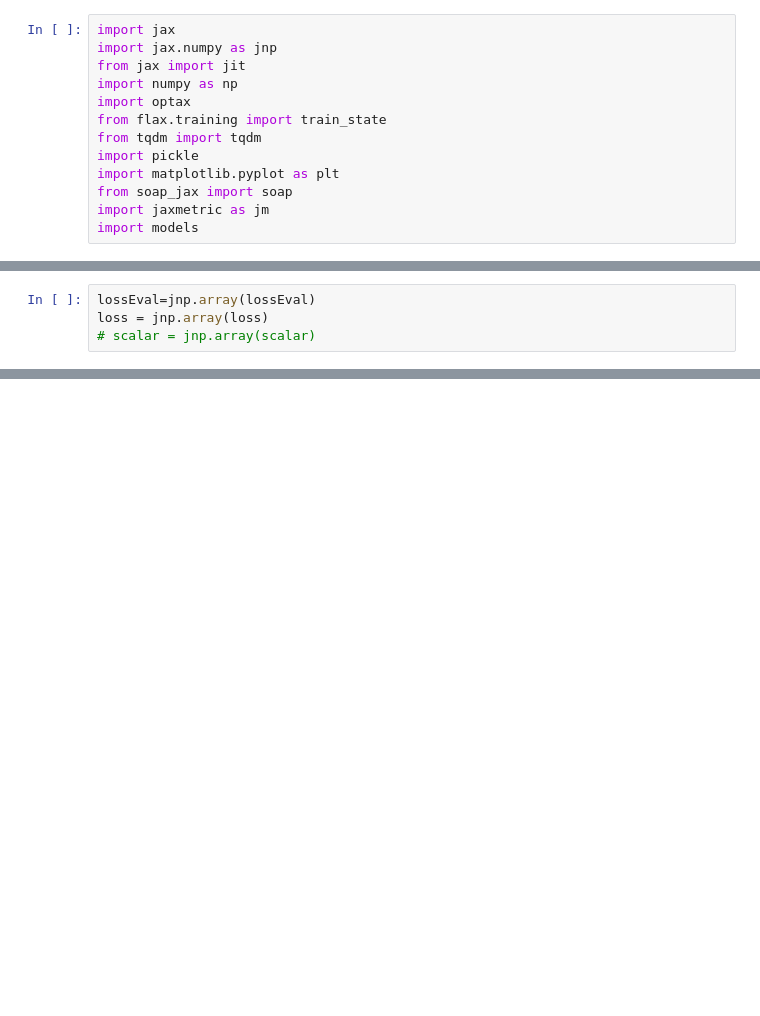
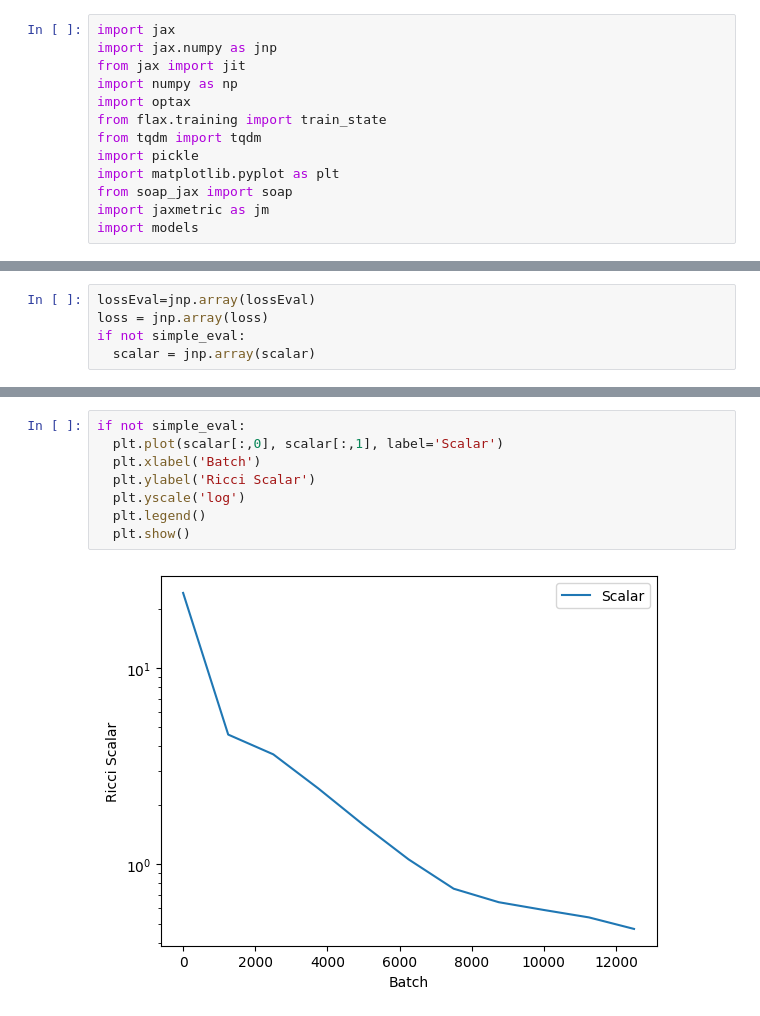
Before and after one commit to harveyThomas4692/jax_metric_CalabiYau, a Jupyter notebook: testingArea.ipynb, the cells around one changed output, grey strips where cells are left out. Cells and saved outputs as stored; diff of their text form; blank space fills up the shorter version.

```diff
--- a/testingArea.ipynb
+++ b/testingArea.ipynb
@@ -177,4 +184,5 @@ for i in pbar:
 # %%
 lossEval=jnp.array(lossEval)
 loss = jnp.array(loss)
-# scalar = jnp.array(scalar)
+if not simple_eval:
+  scalar = jnp.array(scalar)
@@ -198,0 +201,10 @@ ValueError: Data has no positive values, and therefore cannot be log-scaled.
+# %%
+if not simple_eval:
+  plt.plot(scalar[:,0], scalar[:,1], label='Scalar')
+  plt.xlabel('Batch')
+  plt.ylabel('Ricci Scalar')
+  plt.yscale('log')
+  plt.legend()
+  plt.show()
+# %% [output]
+[figure, added]
```
Also changed, not shown: parts of 9 cells of this notebook.
